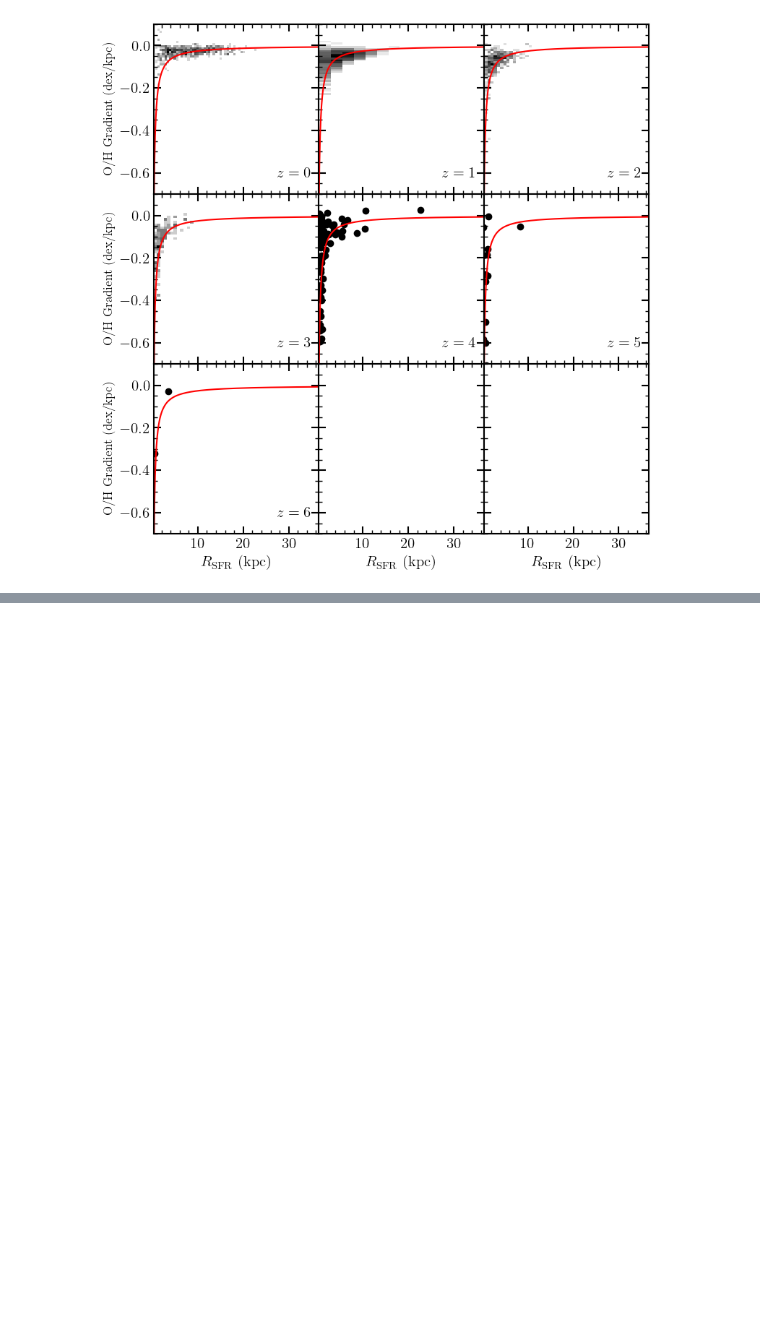
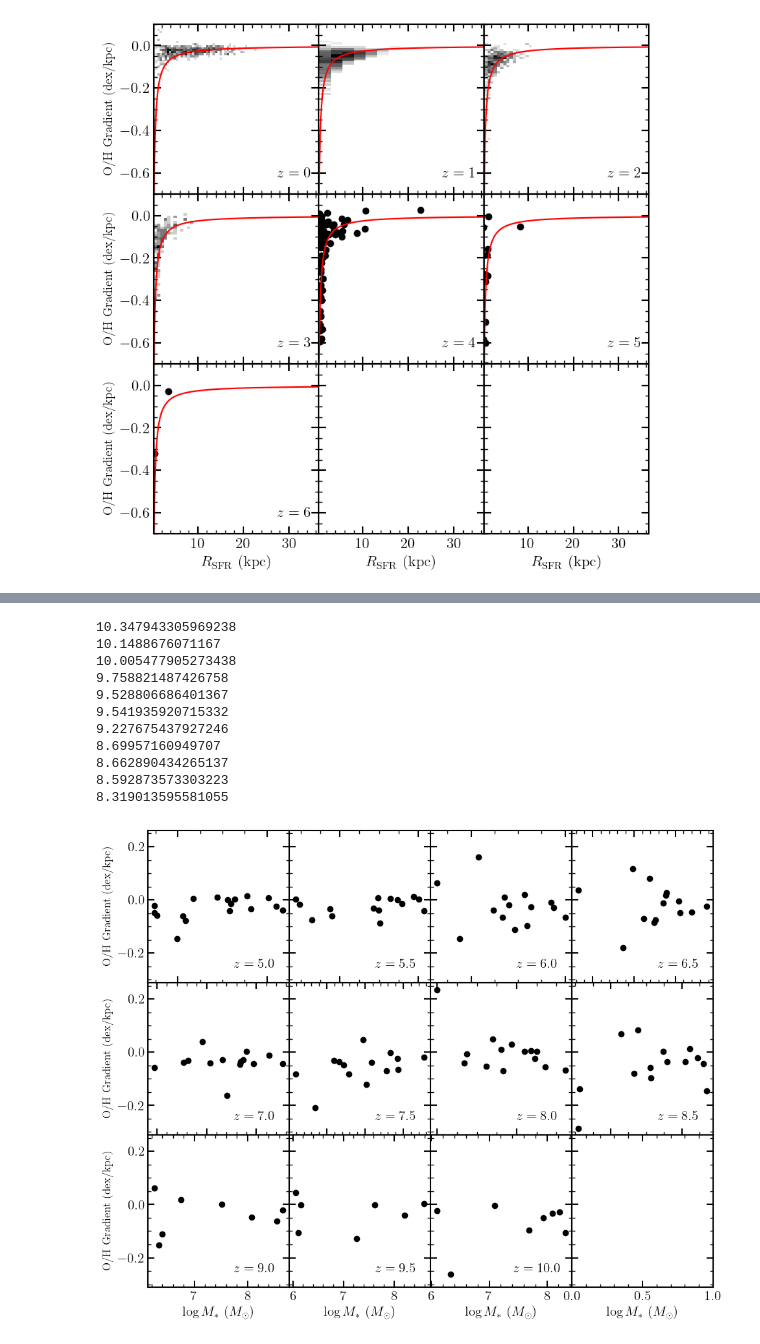
Before and after one commit to AlexGarcia623/High_Z_Gradients, a Jupyter notebook: Gradient_Summary.ipynb, the cells around one changed output, grey strips where cells are left out. Cells and saved outputs as stored; diff of their text form; code cells hidden in the pictures; blank space fills up the shorter version.

```diff
--- a/Gradient_Summary.ipynb
+++ b/Gradient_Summary.ipynb
@@ -897,0 +1058,52 @@ plt.show()
+# %%
+fig, axs = plt.subplots( 3, 4, figsize=(10,8), sharex=False, sharey=True )
+axs_full = axs
+axs = axs.flatten()
+
+for index,z in enumerate(np.arange(5.0,10.5,0.5)):
+
+    this_gradient = np.array(all_grad[index])
+    this_mass     = np.array(all_mass[index])
+
+    print(np.max(this_mass))
+
+    ax = axs[index]
+
+    mask = ~np.isnan(this_gradient)
+
+
+    this_gradient = this_gradient[mask]
+    this_mass     = this_mass    [mask]
+
+    if sum(mask) > 100:
+        ax.hist2d( this_mass, this_gradient, bins=(50,50), norm=LogNorm(), cmap=plt.cm.Greys )
+    else:
+        ax.scatter( this_mass, this_gradient, color='k' )
+
+    ax.text( 0.75, 0.1, r'$z=%s$' %z, transform=ax.transAxes, ha='center' )
+
+    # ax.set_xlim( 8.75, 11.25 )
+
+for ax in axs_full[2,:]:
+    ax.set_xlabel(r'$\log M_* ~(M_\odot)$')
+for ax in axs_full[:,0]:
+    ax.set_ylabel(r'${\rm O/H~Gradient~(dex/kpc)}$',fontsize=12.5)
+
+
+plt.tight_layout()
+plt.subplots_adjust(wspace=0.0, hspace=0.0)
+plt.savefig( save_dir+'FIRE_Grad_vs_Mass.pdf', bbox_inches='tight' )
+plt.show()
+# %% [output]
+10.347943305969238
+10.1488676071167
+10.005477905273438
+9.758821487426758
+9.528806686401367
+9.541935920715332
+9.227675437927246
+8.69957160949707
+8.662890434265137
+8.592873573303223
+8.319013595581055
+[figure, added]
```
Also changed, not shown: parts of 18 cells of this notebook, 2 other files.
